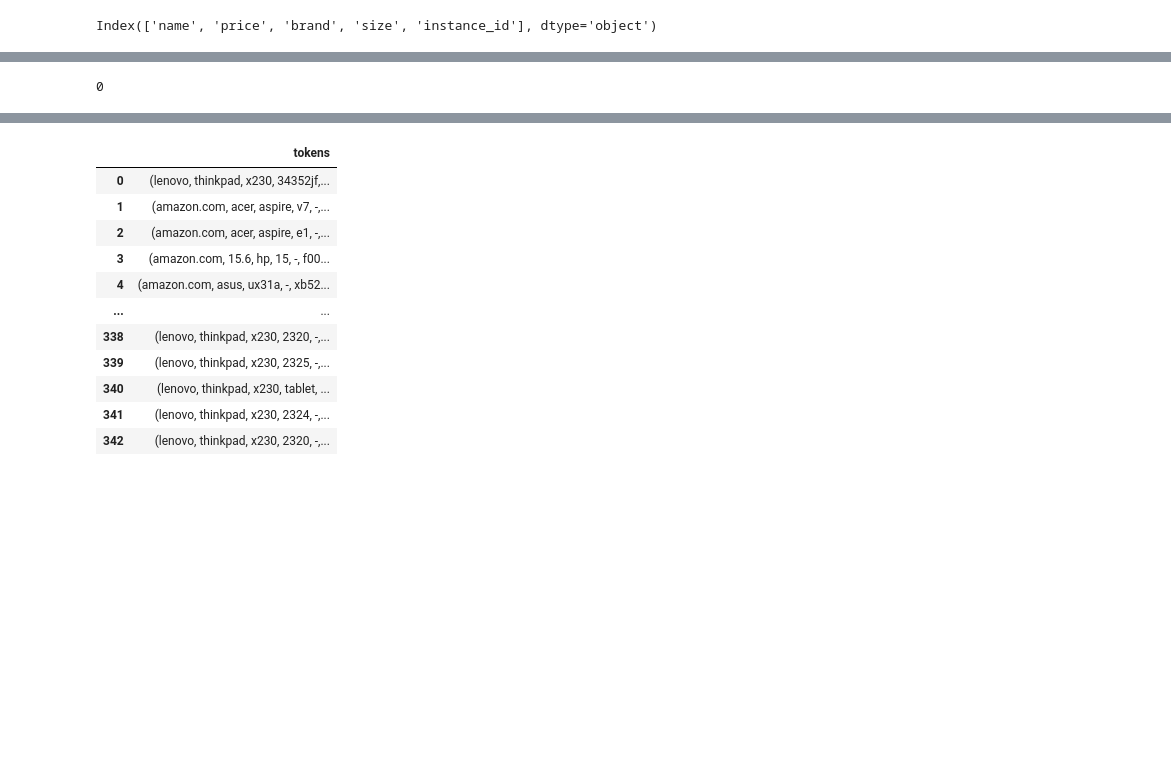
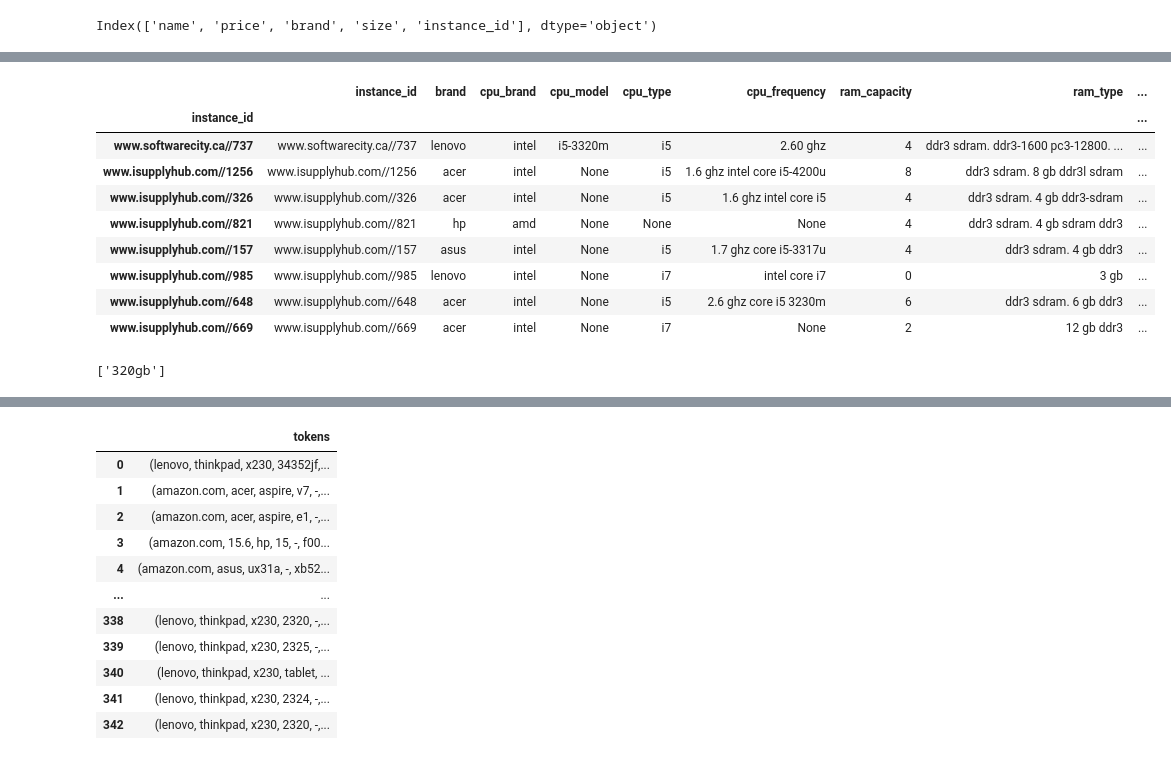
Before and after one commit to Samir55/sigmod2021_teamAAA, a Jupyter notebook: notebooks/Explore Datasets.ipynb, the cells around one changed output, grey strips where cells are left out. Saved outputs shown, nothing was run; the diff lists cells and outputs as text; code cells hidden in the pictures; blank space fills up the shorter version.

```diff
--- a/notebooks/Explore Datasets.ipynb
+++ b/notebooks/Explore Datasets.ipynb
@@ -204,0 +272,3 @@ screen_sizes, brand_toke
+# %%
+x2 = pd.read_csv('../data/sigmod/X2.csv')
+x2.head()
@@ -205,4 +282,18 @@ screen_sizes, brand_toke
 # %%
-preprocess_laptop_dataset(x2.copy(deep=True)).brand.isna().sum()
+x = x2.copy()
+x.set_index('instance_id',  inplace=True, drop=False)
+x = preprocess_laptop_dataset(x)
+x = fill_nulls_with_none(x)
+x = convert_numbers_to_strings(x, ['ram_capacity', 'screen_size'])
+x.head(8)
 # %% [output]
-0
+|  | instance_id | brand | cpu_brand | cpu_model | cpu_type | cpu_frequency | ram_capacity | ram_type | ... |
+| instance_id |  |  |  |  |  |  |  |  | ... |
+| www.softwarecity.ca//737 | www.softwarecity.ca//737 | lenovo | intel | i5-3320m | i5 | 2.60 ghz | 4 | ddr3 sdram. ddr3-1600 pc3-12800. ... | ... |
+| www.isupplyhub.com//1256 | www.isupplyhub.com//1256 | acer | intel | None | i5 | 1.6 ghz intel core i5-4200u | 8 | ddr3 sdram. 8 gb ddr3l sdram | ... |
+| www.isupplyhub.com//326 | www.isupplyhub.com//326 | acer | intel | None | i5 | 1.6 ghz intel core i5 | 4 | ddr3 sdram. 4 gb ddr3-sdram | ... |
+| www.isupplyhub.com//821 | www.isupplyhub.com//821 | hp | amd | None | None | None | 4 | ddr3 sdram. 4 gb sdram ddr3 | ... |
+| www.isupplyhub.com//157 | www.isupplyhub.com//157 | asus | intel | None | i5 | 1.7 ghz core i5-3317u | 4 | ddr3 sdram. 4 gb ddr3 | ... |
+| www.isupplyhub.com//985 | www.isupplyhub.com//985 | lenovo | intel | None | i7 | intel core i7 | 0 | 3 gb | ... |
+| www.isupplyhub.com//648 | www.isupplyhub.com//648 | acer | intel | None | i5 | 2.6 ghz core i5 3230m | 6 | ddr3 sdram. 6 gb ddr3 | ... |
+| www.isupplyhub.com//669 | www.isupplyhub.com//669 | acer | intel | None | i7 | None | 2 | 12 gb ddr3 | ... |
@@ -208,0 +321,4 @@ preprocess_laptop_dataset(x2.copy(deep=True)).brand.isna().sum()
+# %%
+re.findall("\d\d\dgb", str(x.iloc[0, :]['hdd_capacity']).replace(' ', ''))
+# %% [output]
+['320gb']
```
Also changed, not shown: parts of 19 cells of this notebook, 2 other files.
